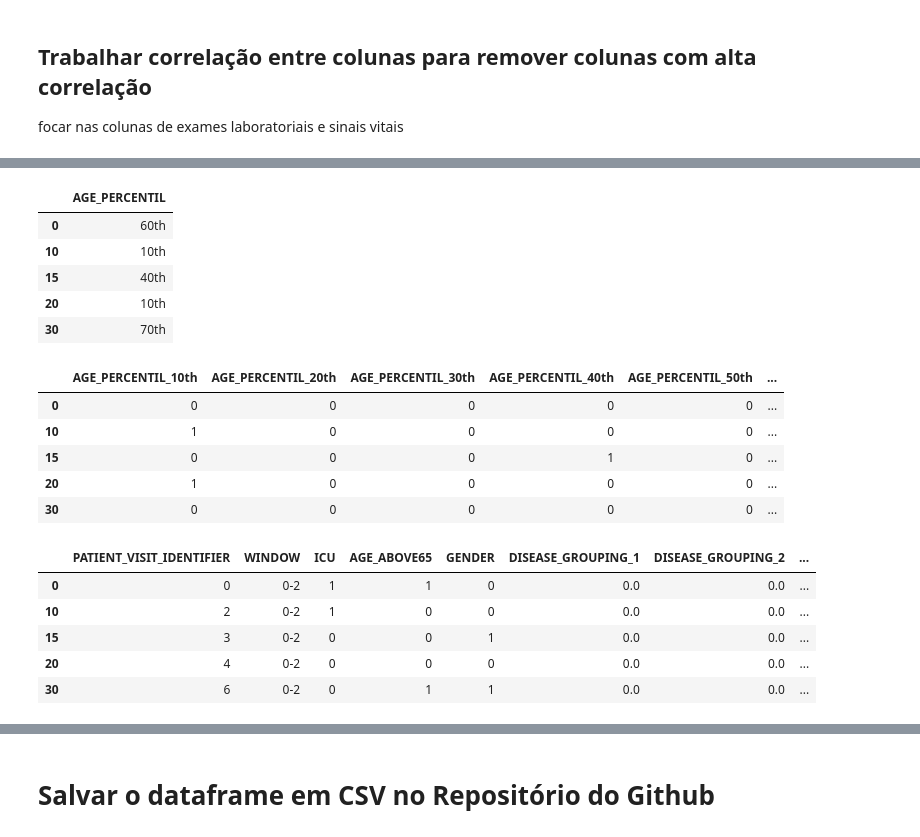
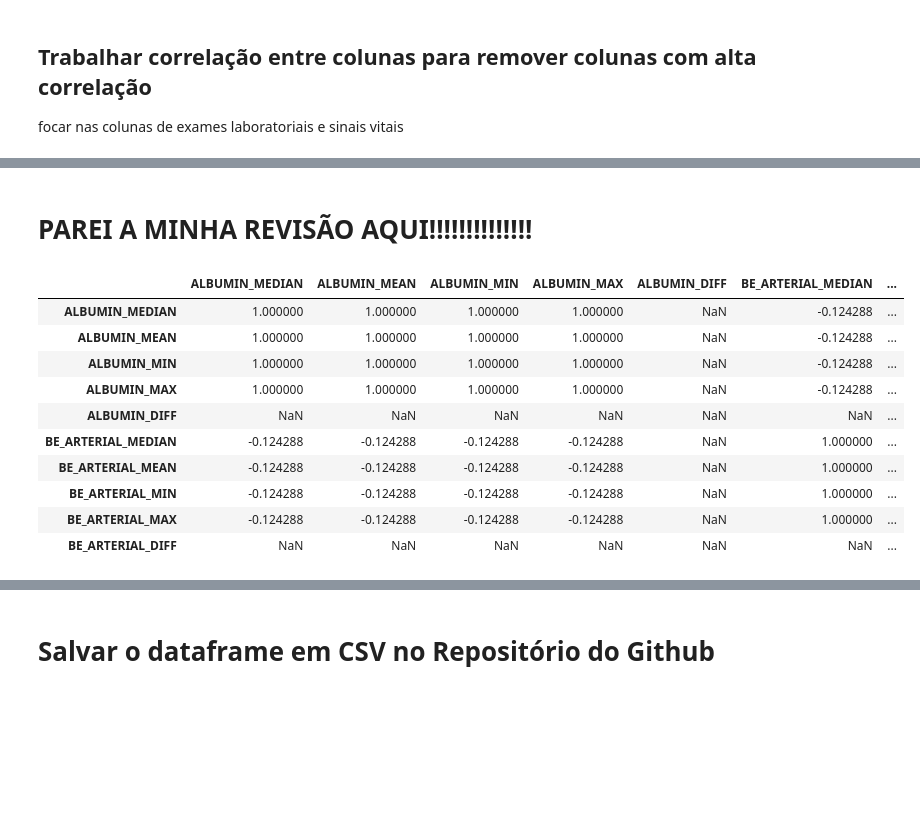
Before and after one commit to itsGab/ds_fcst_icu_covid_w_ml, a Jupyter notebook: notebooks/tratamento_dos_dados_e_limpeza.ipynb, the cells around one changed output, grey strips where cells are left out. Saved outputs shown, nothing was run; the diff lists cells and outputs as text; code cells hidden in the pictures; blank space fills up the shorter version.

```diff
--- a/notebooks/tratamento_dos_dados_e_limpeza.ipynb
+++ b/notebooks/tratamento_dos_dados_e_limpeza.ipynb
@@ -135,4 +140,5 @@ lista_pacientes_uti_primeira_janela = df_tratamento.query('WINDOW == "0-2" & ICU
 # %%
-# mantendo apenas os pacientes que não estão na lista de entrada na primeira janela.
-df_tratamento = df_tratamento.query('PATIENT_VISIT_IDENTIFIER not in @lista_pacientes_uti_primeira_janela')
+# Mantendo apenas os pacientes que não estão na lista de entrada na primeira janela.
+
+df_tratado = df_inicial.query('PATIENT_VISIT_IDENTIFIER not in @lista_pacientes_uti_primeira_janela')
 # %%
@@ -288,27 +193,0 @@ cols_age_percentil_cat_codes = col_age_percentil.astype('category').cat.codes
-# %%
-# mostrando a categorizacao dos dados de age_percentil
-age_percentil = df_sem_corr[['AGE_PERCENTIL']]
-display(age_percentil.head())
-display(pd.get_dummies(age_percentil).head())
-# %% [output]
-|  | AGE_PERCENTIL |
-| 0 | 60th |
-| 10 | 10th |
-| 15 | 40th |
-| 20 | 10th |
-| 30 | 70th |
-|  | AGE_PERCENTIL_10th | AGE_PERCENTIL_20th | AGE_PERCENTIL_30th | AGE_PERCENTIL_40th | AGE_PERCENTIL_50th | ... |
-| 0 | 0 | 0 | 0 | 0 | 0 | ... |
-| 10 | 1 | 0 | 0 | 0 | 0 | ... |
-| 15 | 0 | 0 | 0 | 1 | 0 | ... |
-| 20 | 1 | 0 | 0 | 0 | 0 | ... |
-| 30 | 0 | 0 | 0 | 0 | 0 | ... |
-# %%
-df_limpo.head()
-# %% [output]
-|  | PATIENT_VISIT_IDENTIFIER | WINDOW | ICU | AGE_ABOVE65 | GENDER | DISEASE_GROUPING_1 | DISEASE_GROUPING_2 | ... |
-| 0 | 0 | 0-2 | 1 | 1 | 0 | 0.0 | 0.0 | ... |
-| 10 | 2 | 0-2 | 1 | 0 | 0 | 0.0 | 0.0 | ... |
-| 15 | 3 | 0-2 | 0 | 0 | 1 | 0.0 | 0.0 | ... |
-| 20 | 4 | 0-2 | 0 | 0 | 0 | 0.0 | 0.0 | ... |
-| 30 | 6 | 0-2 | 0 | 1 | 1 | 0.0 | 0.0 | ... |
@@ -316,0 +194,2 @@ df_final = df_limpo.set_index('PATIENT_VISIT_IDENTIFIER')
+# %% [markdown]
+# PAREI A MINHA REVISÃO AQUI!!!!!!!!!!!!!!
@@ -316,0 +200,16 @@ df_final = df_limpo.set_index('PATIENT_VISIT_IDENTIFIER')
+# %%
+# Mostrando as tendências de correlação que aparecem em colunas derivadas
+
+df_tratado[cols_exames_e_vitais].corr().iloc[:10, :10]
+# %% [output]
+|  | ALBUMIN_MEDIAN | ALBUMIN_MEAN | ALBUMIN_MIN | ALBUMIN_MAX | ALBUMIN_DIFF | BE_ARTERIAL_MEDIAN | ... |
+| ALBUMIN_MEDIAN | 1.000000 | 1.000000 | 1.000000 | 1.000000 | NaN | -0.124288 | ... |
+| ALBUMIN_MEAN | 1.000000 | 1.000000 | 1.000000 | 1.000000 | NaN | -0.124288 | ... |
+| ALBUMIN_MIN | 1.000000 | 1.000000 | 1.000000 | 1.000000 | NaN | -0.124288 | ... |
+| ALBUMIN_MAX | 1.000000 | 1.000000 | 1.000000 | 1.000000 | NaN | -0.124288 | ... |
+| ALBUMIN_DIFF | NaN | NaN | NaN | NaN | NaN | NaN | ... |
+| BE_ARTERIAL_MEDIAN | -0.124288 | -0.124288 | -0.124288 | -0.124288 | NaN | 1.000000 | ... |
+| BE_ARTERIAL_MEAN | -0.124288 | -0.124288 | -0.124288 | -0.124288 | NaN | 1.000000 | ... |
+| BE_ARTERIAL_MIN | -0.124288 | -0.124288 | -0.124288 | -0.124288 | NaN | 1.000000 | ... |
+| BE_ARTERIAL_MAX | -0.124288 | -0.124288 | -0.124288 | -0.124288 | NaN | 1.000000 | ... |
+| BE_ARTERIAL_DIFF | NaN | NaN | NaN | NaN | NaN | NaN | ... |
```
Also changed, not shown: parts of 61 cells of this notebook.
